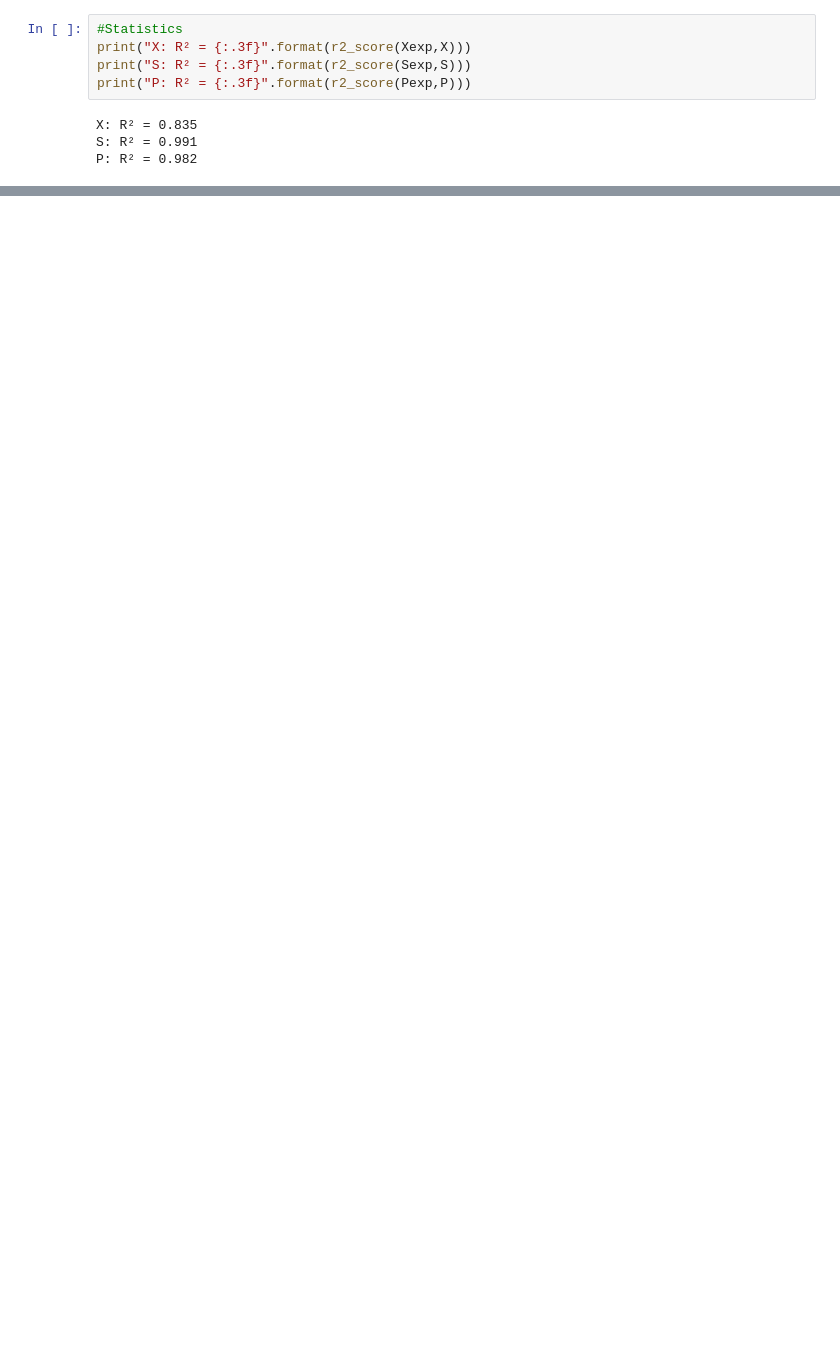
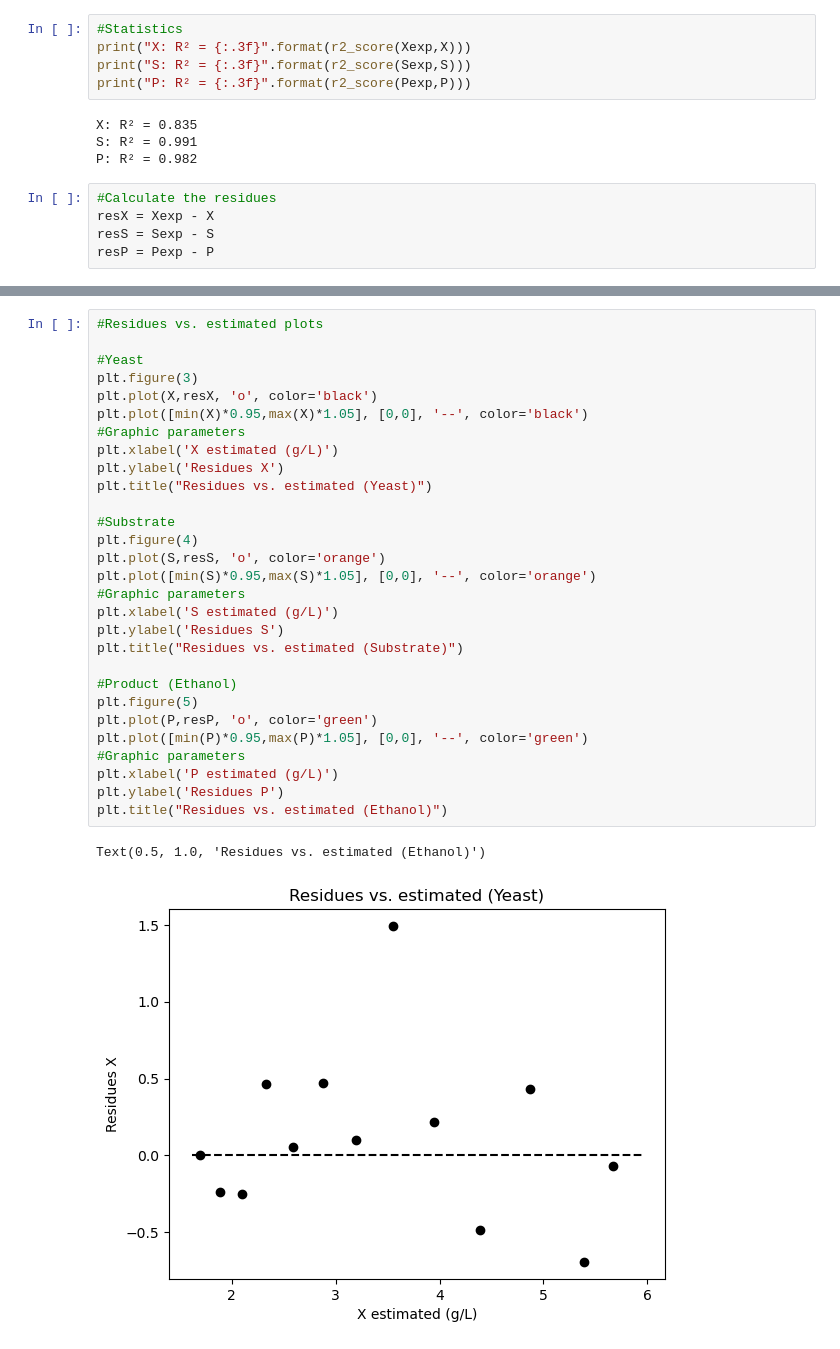
Before and after one commit to willc127/Fermentation_Optimization, a Jupyter notebook: optimFerment.ipynb, the cells around one changed output, grey strips where cells are left out. Drawn from its saved outputs; the diff is of its cells as text; blank space fills up the shorter version.

```diff
--- a/optimFerment.ipynb
+++ b/optimFerment.ipynb
@@ -94,3 +134,8 @@ print("P: R² = {:.3f}".format(r2_score(Pexp,P)))
 X: R² = 0.835
 S: R² = 0.991
 P: R² = 0.982
+# %%
+#Calculate the residues
+resX = Xexp - X
+resS = Sexp - S
+resP = Pexp - P
@@ -96,0 +187,32 @@ P: R² = 0.982
+# %%
+#Residues vs. estimated plots
+
+#Yeast
+plt.figure(3)
+plt.plot(X,resX, 'o', color='black')
+plt.plot([min(X)*0.95,max(X)*1.05], [0,0], '--', color='black')
+#Graphic parameters
+plt.xlabel('X estimated (g/L)')
+plt.ylabel('Residues X')
+plt.title("Residues vs. estimated (Yeast)")
+
+#Substrate
+plt.figure(4)
+plt.plot(S,resS, 'o', color='orange')
+plt.plot([min(S)*0.95,max(S)*1.05], [0,0], '--', color='orange')
+#Graphic parameters
+plt.xlabel('S estimated (g/L)')
+plt.ylabel('Residues S')
+plt.title("Residues vs. estimated (Substrate)")
+
+#Product (Ethanol)
+plt.figure(5)
+plt.plot(P,resP, 'o', color='green')
+plt.plot([min(P)*0.95,max(P)*1.05], [0,0], '--', color='green')
+#Graphic parameters
+plt.xlabel('P estimated (g/L)')
+plt.ylabel('Residues P')
+plt.title("Residues vs. estimated (Ethanol)")
+# %% [output]
+Text(0.5, 1.0, 'Residues vs. estimated (Ethanol)')
+[figure, added]
```
Also changed, not shown: parts of 8 cells of this notebook.
